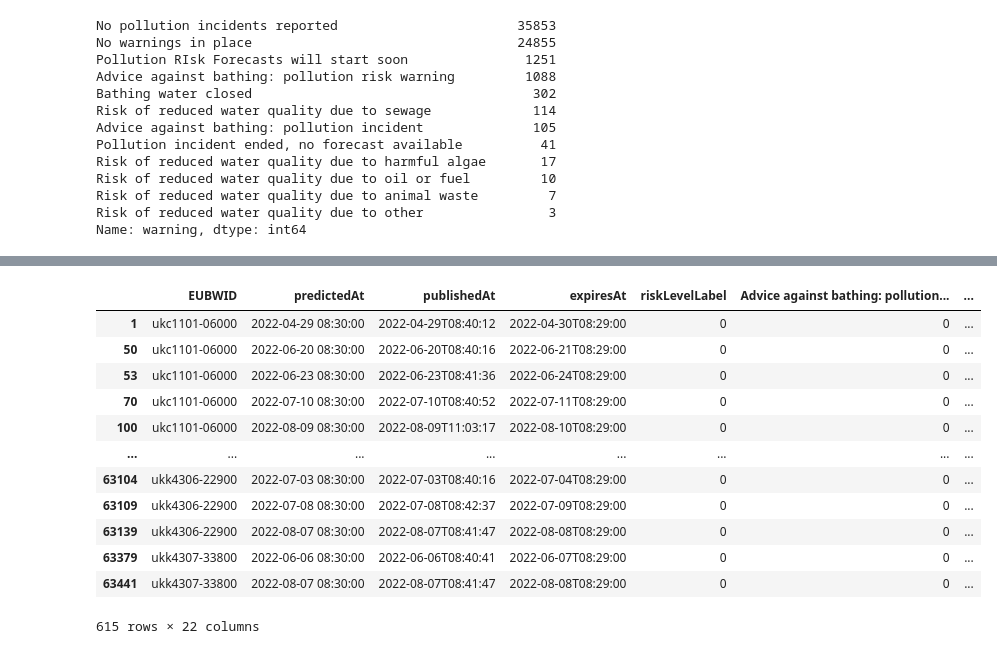
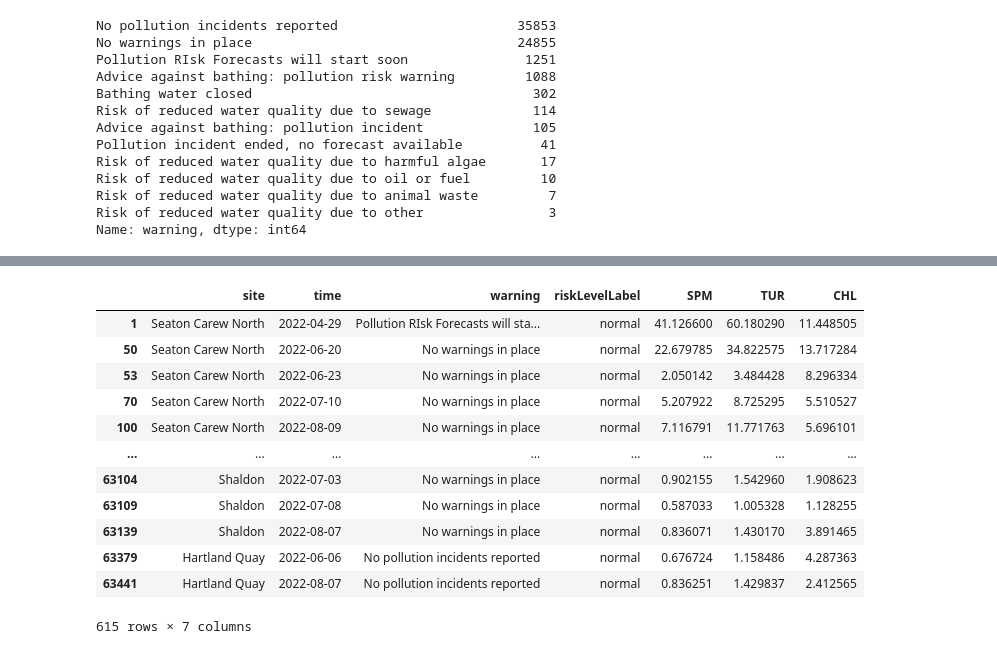
Before and after one commit to gravity948/capstone-project-sewage-pollution, a Jupyter notebook: bathing_water.ipynb, the cells around one changed output, grey strips where cells are left out. Saved outputs shown, nothing was run; the diff lists cells and outputs as text; code cells hidden in the pictures.

```diff
--- a/bathing_water.ipynb
+++ b/bathing_water.ipynb
@@ -159,8 +148,6 @@ riskforecasting['riskLevelLabel'].value_counts()
 normal       62302
 increased     1344
 Name: riskLevelLabel, dtype: int64
-# %%
-riskforecasting['riskLevelLabel'] = [1 if i == 'increased' else 0 for i in riskforecasting['riskLevelLabel']]
 # %%
 riskforecasting['warning'].value_counts()
 # %% [output]
@@ -177,8 +164,3 @@ Risk of reduced water quality due to oil or fuel         10
 Risk of reduced water quality due to animal waste         7
 Risk of reduced water quality due to other                3
 Name: warning, dtype: int64
-# %%
-one_hot = pd.get_dummies(riskforecasting['warning'])
-riskforecasting = riskforecasting.drop('warning', axis=1)
-riskforecasting = riskforecasting.join(one_hot)
-riskforecasting
@@ -199,6 +166,0 @@ riskforecasting
-# %%
-riskforecasting['predictedAt'] = pd.to_datetime(riskforecasting.predictedAt)
-riskforecasting['time'] = riskforecasting['predictedAt'].dt.strftime('%Y-%m-%d')
-riskforecasting['site'] = riskforecasting['label']
-riskforecasting = riskforecasting.drop('label', axis=1)
-riskforecasting
@@ -218,0 +167,5 @@ riskforecasting
+# %%
+riskforecasting2 = riskforecasting[['label','predictedAt','warning','riskLevelLabel']]
+riskforecasting2['predictedAt'] = pd.to_datetime(riskforecasting.predictedAt).dt.strftime('%Y-%m-%d')
+riskforecasting2 = riskforecasting2.rename(columns={'label': 'site', 'predictedAt': 'time'})
+riskforecasting2
@@ -219,18 +186,18 @@ riskforecasting
 # %%
-df2 = pd.merge(riskforecasting, cope2, on=['site','time'])
+df2 = pd.merge(riskforecasting2, cope2, on=['site','time'])
 df2 = df2.dropna()
 df2
 # %% [output]
-|  | EUBWID | predictedAt | publishedAt | expiresAt | riskLevelLabel | Advice against bathing: pollution... | ... |
-| 1 | ukc1101-06000 | 2022-04-29 08:30:00 | 2022-04-29T08:40:12 | 2022-04-30T08:29:00 | 0 | 0 | ... |
-| 50 | ukc1101-06000 | 2022-06-20 08:30:00 | 2022-06-20T08:40:16 | 2022-06-21T08:29:00 | 0 | 0 | ... |
-| 53 | ukc1101-06000 | 2022-06-23 08:30:00 | 2022-06-23T08:41:36 | 2022-06-24T08:29:00 | 0 | 0 | ... |
-| 70 | ukc1101-06000 | 2022-07-10 08:30:00 | 2022-07-10T08:40:52 | 2022-07-11T08:29:00 | 0 | 0 | ... |
-| 100 | ukc1101-06000 | 2022-08-09 08:30:00 | 2022-08-09T11:03:17 | 2022-08-10T08:29:00 | 0 | 0 | ... |
+|  | site | time | warning | riskLevelLabel | SPM | TUR | CHL |
+| 1 | Seaton Carew North | 2022-04-29 | Pollution RIsk Forecasts will sta... | normal | 41.126600 | 60.180290 | 11.448505 |
+| 50 | Seaton Carew North | 2022-06-20 | No warnings in place | normal | 22.679785 | 34.822575 | 13.717284 |
+| 53 | Seaton Carew North | 2022-06-23 | No warnings in place | normal | 2.050142 | 3.484428 | 8.296334 |
+| 70 | Seaton Carew North | 2022-07-10 | No warnings in place | normal | 5.207922 | 8.725295 | 5.510527 |
+| 100 | Seaton Carew North | 2022-08-09 | No warnings in place | normal | 7.116791 | 11.771763 | 5.696101 |
 | ... | ... | ... | ... | ... | ... | ... | ... |
-| 63104 | ukk4306-22900 | 2022-07-03 08:30:00 | 2022-07-03T08:40:16 | 2022-07-04T08:29:00 | 0 | 0 | ... |
-| 63109 | ukk4306-22900 | 2022-07-08 08:30:00 | 2022-07-08T08:42:37 | 2022-07-09T08:29:00 | 0 | 0 | ... |
-| 63139 | ukk4306-22900 | 2022-08-07 08:30:00 | 2022-08-07T08:41:47 | 2022-08-08T08:29:00 | 0 | 0 | ... |
-| 63379 | ukk4307-33800 | 2022-06-06 08:30:00 | 2022-06-06T08:40:41 | 2022-06-07T08:29:00 | 0 | 0 | ... |
-| 63441 | ukk4307-33800 | 2022-08-07 08:30:00 | 2022-08-07T08:41:47 | 2022-08-08T08:29:00 | 0 | 0 | ... |
+| 63104 | Shaldon | 2022-07-03 | No warnings in place | normal | 0.902155 | 1.542960 | 1.908623 |
+| 63109 | Shaldon | 2022-07-08 | No warnings in place | normal | 0.587033 | 1.005328 | 1.128255 |
+| 63139 | Shaldon | 2022-08-07 | No warnings in place | normal | 0.836071 | 1.430170 | 3.891465 |
+| 63379 | Hartland Quay | 2022-06-06 | No pollution incidents reported | normal | 0.676724 | 1.158486 | 4.287363 |
+| 63441 | Hartland Quay | 2022-08-07 | No pollution incidents reported | normal | 0.836251 | 1.429837 | 2.412565 |
-615 rows × 22 columns
+615 rows × 7 columns
```
Also changed, not shown: parts of 23 cells of this notebook, 1 other file.
